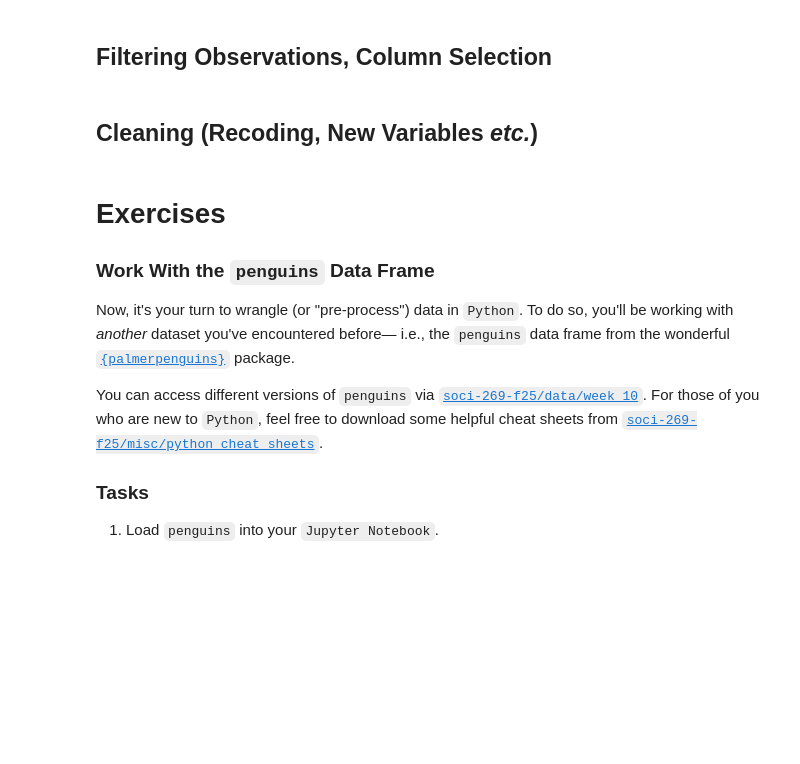
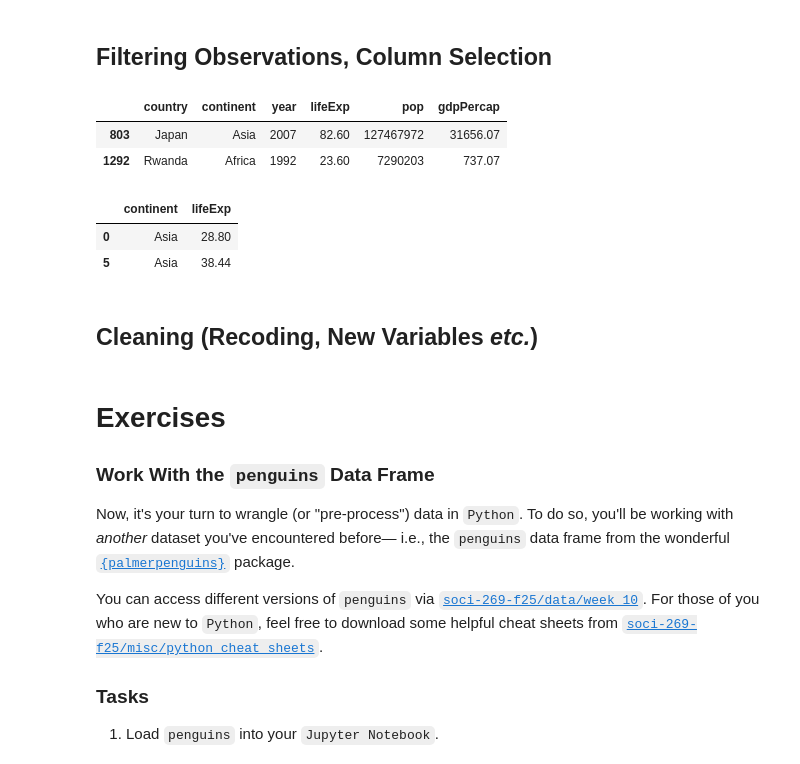
Before and after one commit to sakeefkarim/soci-269-f25, a Jupyter notebook: code/week 10/soci_269_w10.ipynb, the cells around one changed output. Saved outputs shown, nothing was run; the diff lists cells and outputs as text; code cells hidden in the pictures; blank space fills up the shorter version.

```diff
--- a/code/week 10/soci_269_w10.ipynb
+++ b/code/week 10/soci_269_w10.ipynb
@@ -260,11 +300,24 @@ gapminder_africa.reset_index(drop=True).head()
 # %%
 # Subsetting rows based on *index label*:
 
 gapminder.loc[0:10]
 
 # Subsetting rows based on *integer position*:
 
 gapminder.iloc[0:10]
+
+# Subsetting rows based on values of a variable:
+
+gapminder[gapminder['lifeExp'] == gapminder['lifeExp'].min()]
+
+gapminder[
+    (gapminder['lifeExp'] == gapminder['lifeExp'].min()) |
+    (gapminder['lifeExp'] == gapminder['lifeExp'].max())
+]
+# %% [output]
+|  | country | continent | year | lifeExp | pop | gdpPercap |
+| 803 | Japan | Asia | 2007 | 82.60 | 127467972 | 31656.07 |
+| 1292 | Rwanda | Africa | 1992 | 23.60 | 7290203 | 737.07 |
 # %%
 # First row, first column — pursuant to row/column position
 
@@ -295,6 +348,18 @@ gapminder.iloc[:, [-1]]
 gapminder.iloc[[0, 5], [1, 3]]
 
 gapminder.loc[[0, 5], gapminder.columns[[1, 3]]]
+
+(
+    gapminder
+    .iloc[:, [1,3]]
+    # If you know the column names—
+    #.filter(regex="cont|life")
+    .loc[[0, 5]]
+)
+# %% [output]
+|  | continent | lifeExp |
+| 0 | Asia | 28.80 |
+| 5 | Asia | 38.44 |
 # %% [markdown]
 ## Cleaning (Recoding, New Variables *etc.*)
 # %%
```
Also changed, not shown: parts of 5 cells of this notebook.
